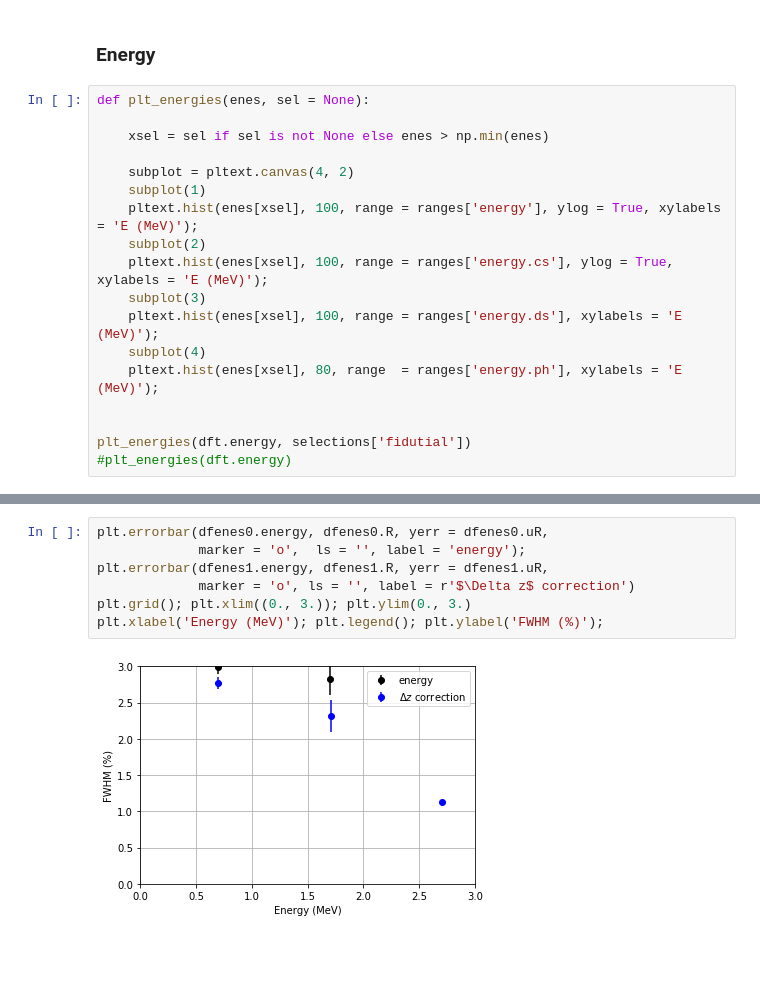
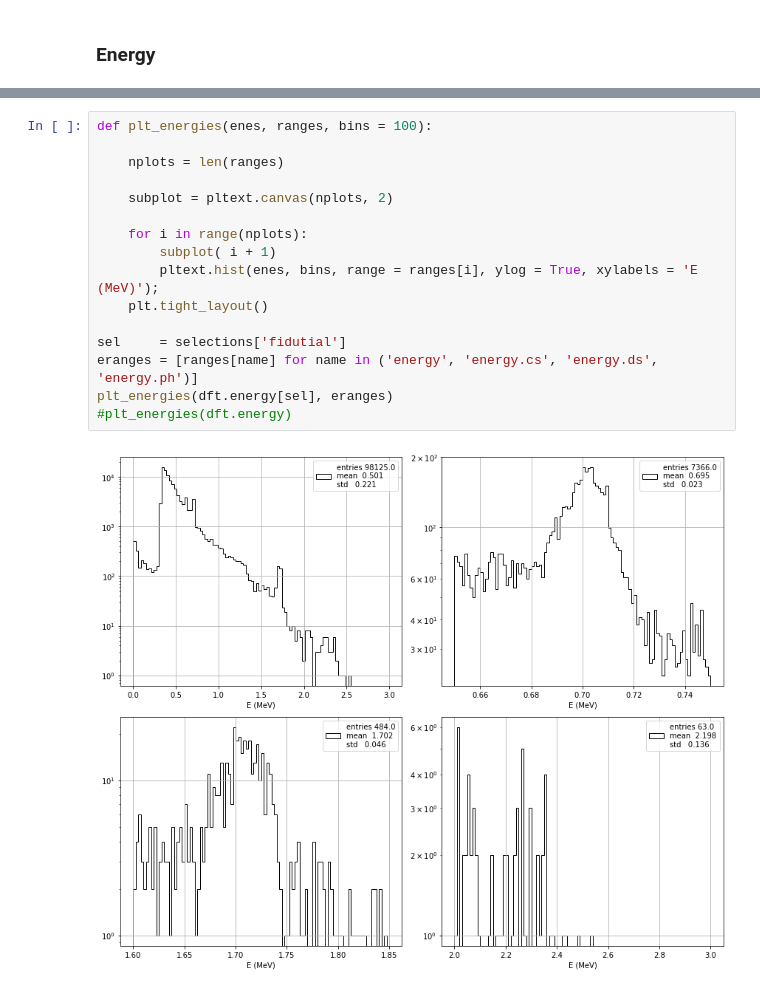
Before and after one commit to jahernando/next, a Jupyter notebook: NB/eres/energy_resolution_demo.ipynb, the cells around one changed output, grey strips where cells are left out. Saved outputs shown, nothing was run; the diff lists cells and outputs as text; blank space fills up the shorter version.

```diff
--- a/NB/eres/energy_resolution_demo.ipynb
+++ b/NB/eres/energy_resolution_demo.ipynb
@@ -134,21 +110,3 @@ selections.logical_and(selnames, 'fidutial');
 #pltext.df_inspect(dft[selections['fidutial']], columns[:-1], ncolumns = 3)
 # %% [markdown]
 ### Energy
-# %%
-def plt_energies(enes, sel = None):
-
-    xsel = sel if sel is not None else enes > np.min(enes)
-
-    subplot = pltext.canvas(4, 2)
-    subplot(1)
-    pltext.hist(enes[xsel], 100, range = ranges['energy'], ylog = True, xylabels = 'E (MeV)');
-    subplot(2)
-    pltext.hist(enes[xsel], 100, range = ranges['energy.cs'], ylog = True, xylabels = 'E (MeV)');
-    subplot(3)
-    pltext.hist(enes[xsel], 100, range = ranges['energy.ds'], xylabels = 'E (MeV)');
-    subplot(4)
-    pltext.hist(enes[xsel], 80, range  = ranges['energy.ph'], xylabels = 'E (MeV)');
-
-
-plt_energies(dft.energy, selections['fidutial'])
-#plt_energies(dft.energy)
@@ -220,9 +113,18 @@ correced by dz-effect energy
-# %%
-plt.errorbar(dfenes0.energy, dfenes0.R, yerr = dfenes0.uR,
-             marker = 'o',  ls = '', label = 'energy');
-plt.errorbar(dfenes1.energy, dfenes1.R, yerr = dfenes1.uR,
-             marker = 'o', ls = '', label = r'$\Delta z$ correction')
-plt.grid(); plt.xlim((0., 3.)); plt.ylim(0., 3.)
-plt.xlabel('Energy (MeV)'); plt.legend(); plt.ylabel('FWHM (%)');
-# %% [output]
-[figure, removed]
+# %%
+def plt_energies(enes, ranges, bins = 100):
+
+    nplots = len(ranges)
+
+    subplot = pltext.canvas(nplots, 2)
+
+    for i in range(nplots):
+        subplot( i + 1)
+        pltext.hist(enes, bins, range = ranges[i], ylog = True, xylabels = 'E (MeV)');
+    plt.tight_layout()
+
+sel     = selections['fidutial']
+eranges = [ranges[name] for name in ('energy', 'energy.cs', 'energy.ds', 'energy.ph')]
+plt_energies(dft.energy[sel], eranges)
+#plt_energies(dft.energy)
+# %% [output]
+[figure, added]
```
Also changed, not shown: parts of 28 cells of this notebook.
